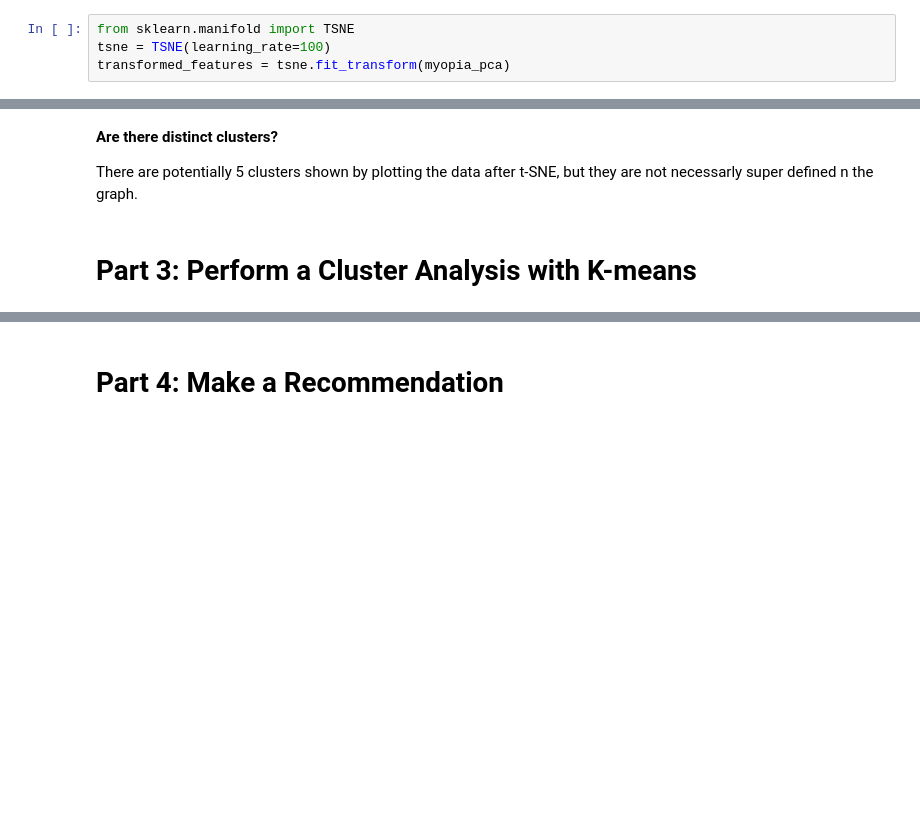
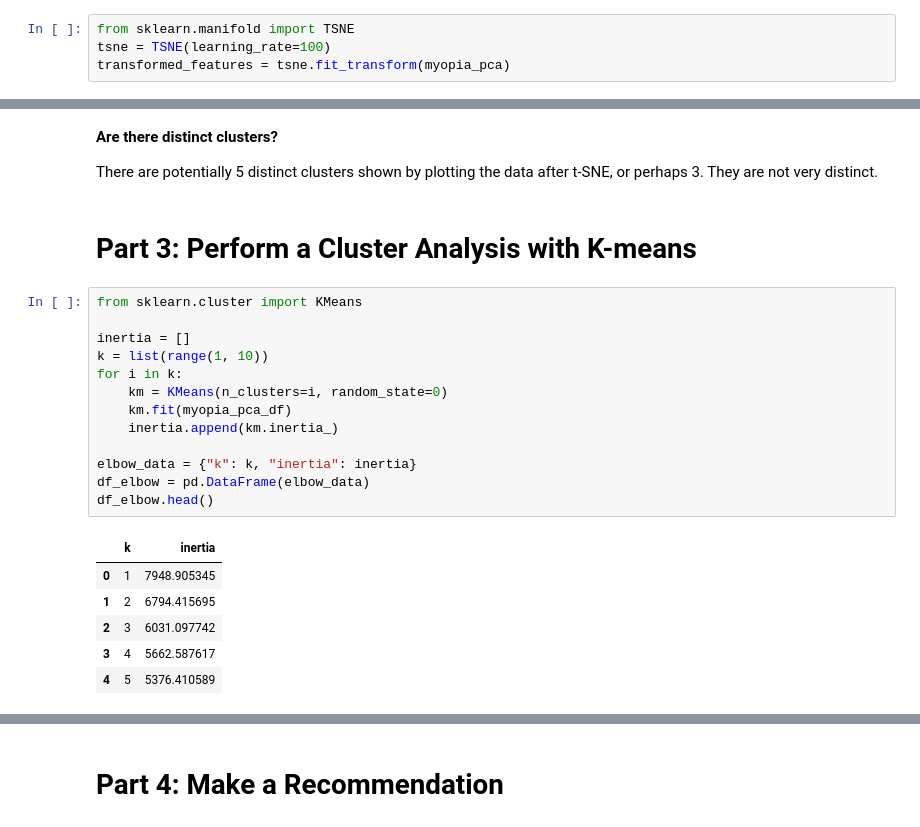
Before and after one commit to aaalicejohnson/unsupervised-machine-learning-challenge, a Jupyter notebook: machine learning model.ipynb, the cells around one changed output, grey strips where cells are left out. Drawn from its saved outputs; the diff is of its cells as text; blank space fills up the shorter version.

```diff
--- a/machine learning model.ipynb
+++ b/machine learning model.ipynb
@@ -112,6 +112,26 @@ plt.show()
 # %% [markdown]
 **Are there distinct clusters?**
 
-There are potentially 5 clusters shown by plotting the data after t-SNE, but they are not necessarly super defined n the graph.
+There are potentially 5 distinct clusters shown by plotting the data after t-SNE, or perhaps 3. They are not very distinct.
 # %% [markdown]
 # Part 3: Perform a Cluster Analysis with K-means
+# %%
+from sklearn.cluster import KMeans
+
+inertia = []
+k = list(range(1, 10))
+for i in k:
+    km = KMeans(n_clusters=i, random_state=0)
+    km.fit(myopia_pca_df)
+    inertia.append(km.inertia_)
+
+elbow_data = {"k": k, "inertia": inertia}
+df_elbow = pd.DataFrame(elbow_data)
+df_elbow.head()
+# %% [output]
+|  | k | inertia |
+| 0 | 1 | 7948.905345 |
+| 1 | 2 | 6794.415695 |
+| 2 | 3 | 6031.097742 |
+| 3 | 4 | 5662.587617 |
+| 4 | 5 | 5376.410589 |
```
Also changed, not shown: parts of 10 cells of this notebook, 1 other file.
